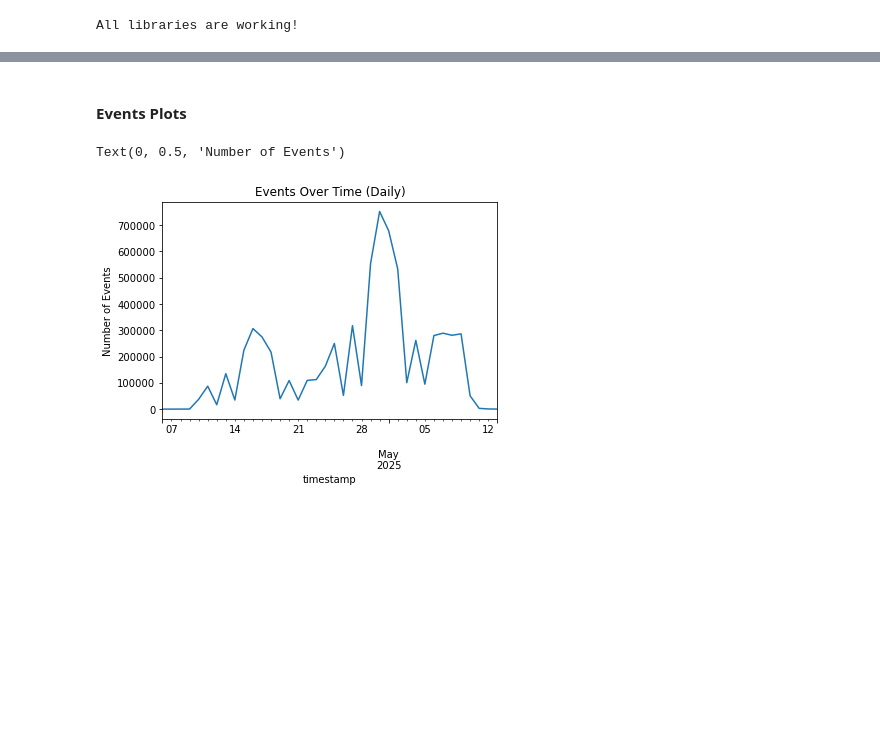
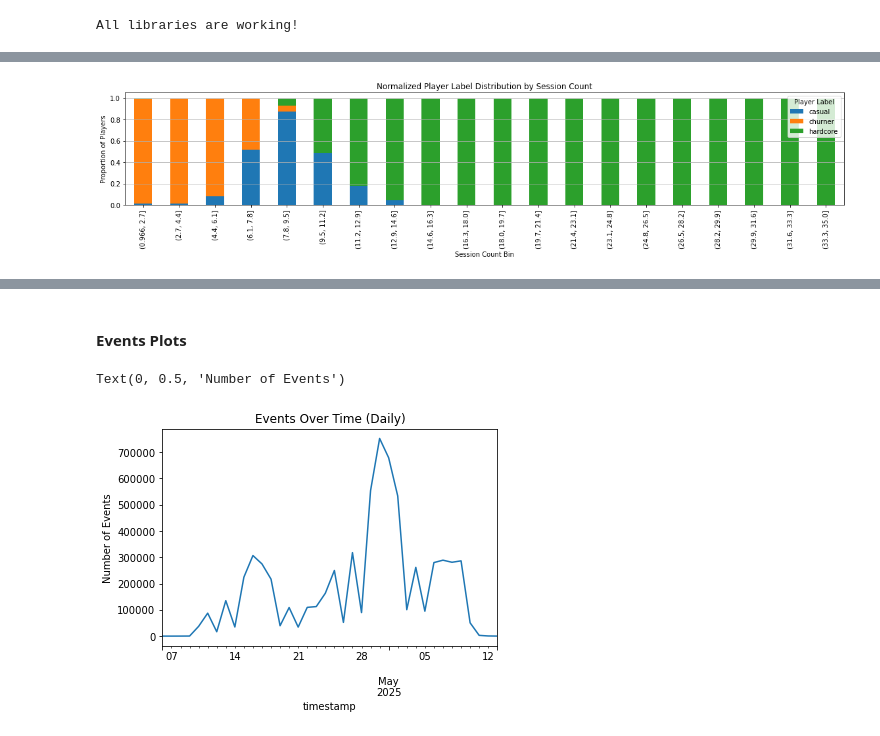
Before and after one commit to ilanharari/gameplay_analysis, a Jupyter notebook: notebooks/02data_visualizations.ipynb, the cells around one changed output, grey strips where cells are left out. Saved outputs shown, nothing was run; the diff lists cells and outputs as text; code cells hidden in the pictures; blank space fills up the shorter version.

```diff
--- a/notebooks/02data_visualizations.ipynb
+++ b/notebooks/02data_visualizations.ipynb
@@ -87,0 +69,31 @@ plt.show()
+# %%
+
+#stacked bar plot of sessions per player
+
+sessions_per_player = (
+    df_cleaned
+    .groupby(['player_label', 'player_id'])['session_id']
+    .nunique()
+    .reset_index(name='sessions_per_player')
+    .assign(player_label=lambda d: d['player_label'].astype('category')))
+
+(
+    sessions_per_player
+    .assign(session_bin=lambda d: pd.cut(d['sessions_per_player'], bins=20))
+    .groupby(['session_bin', 'player_label'])
+    .size()
+    .reset_index(name='count')
+    .assign(proportion=lambda d: d['count'] / d.groupby('session_bin')['count'].transform('sum'))
+    .pivot(index='session_bin', columns='player_label', values='proportion')
+    .fillna(0)
+    .plot(kind='bar', stacked=True, figsize=(16, 4))
+)
+plt.ylabel("Proportion of Players")
+plt.xlabel("Session Count Bin")
+plt.title("Normalized Player Label Distribution by Session Count")
+plt.legend(title="Player Label")
+plt.grid(axis='y')
+plt.tight_layout()
+plt.show()
+# %% [output]
+[figure, added]
```
Also changed, not shown: parts of 20 cells of this notebook.
